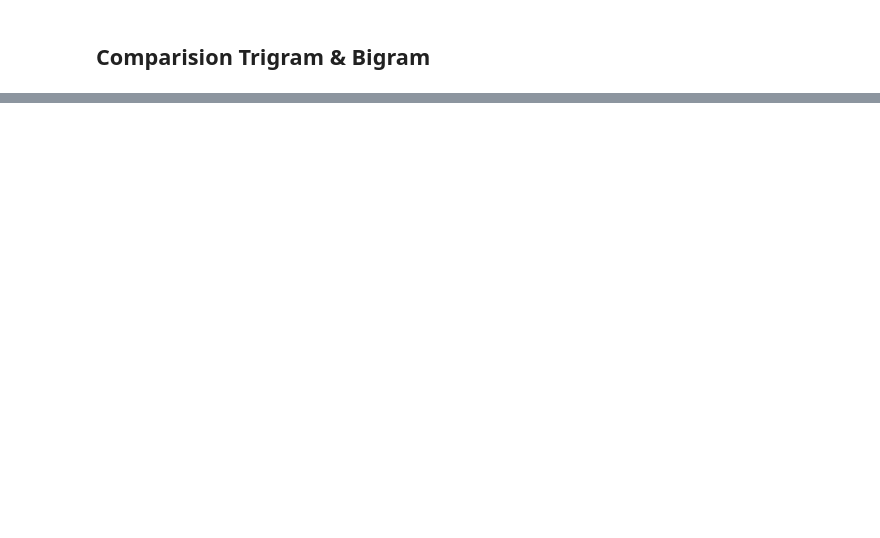
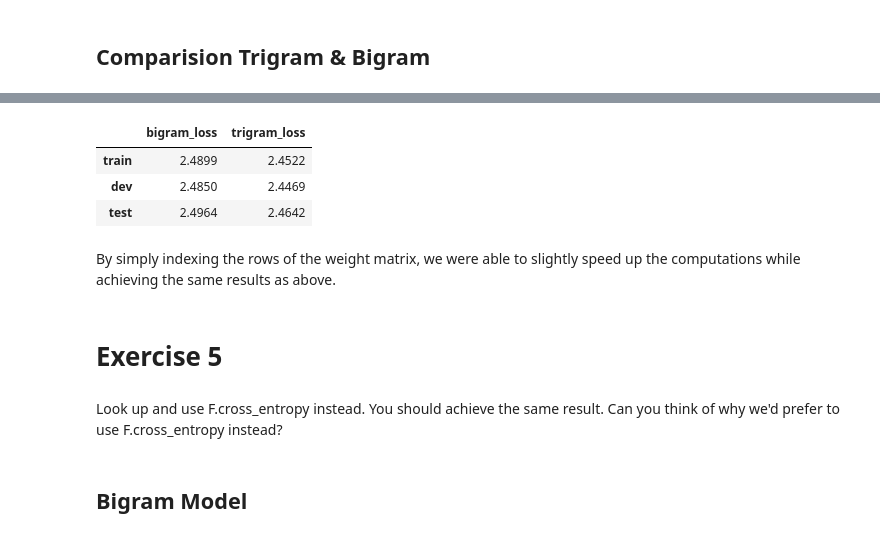
Before and after one commit to yyigitturan/karpathy-zero-to-hero-nn-llm, a Jupyter notebook: 02- bigrams/makemore_part1_bigrams.ipynb, the cells around one changed output, grey strips where cells are left out. Drawn from its saved outputs; the diff is of its cells as text; code cells hidden in the pictures; blank space fills up the shorter version.

```diff
--- a/02- bigrams/makemore_part1_bigrams.ipynb
+++ b/02- bigrams/makemore_part1_bigrams.ipynb
@@ -292,0 +554,15 @@ plt.show()
+# %%
+loss_set_df
+# %% [output]
+|  | bigram_loss | trigram_loss |
+| train | 2.4899 | 2.4522 |
+| dev | 2.4850 | 2.4469 |
+| test | 2.4964 | 2.4642 |
+# %% [markdown]
+By simply indexing the rows of the weight matrix, we were able to slightly speed up the computations while achieving the same results as above.
+# %% [markdown]
+# Exercise 5
+# %% [markdown]
+ Look up and use F.cross_entropy instead. You should achieve the same result. Can you think of why we'd prefer to use F.cross_entropy instead?
+# %% [markdown]
+## Bigram Model
```
Also changed, not shown: parts of 27 cells of this notebook.
